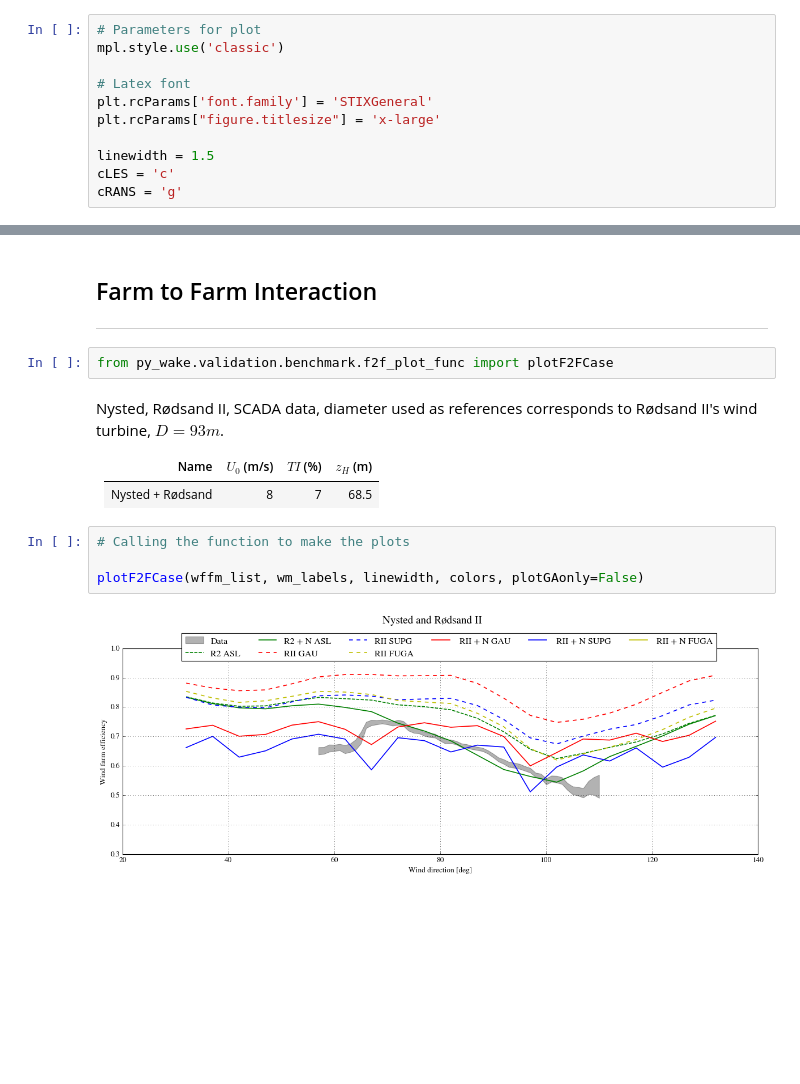
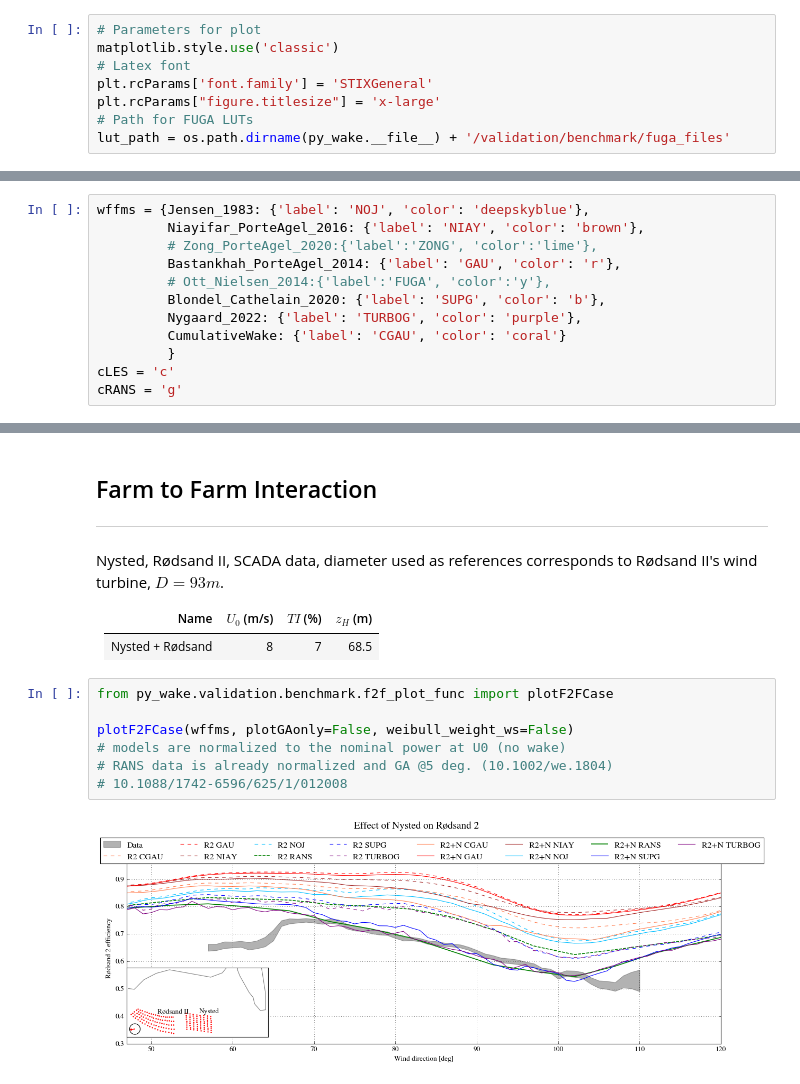
Before and after one commit to geoxiadis/smth, a Jupyter notebook: docs/notebooks/Benchmark_WindFarm_Models.ipynb, the cells around one changed output, grey strips where cells are left out. Cells and saved outputs as stored; diff of their text form; blank space fills up the shorter version.

```diff
--- a/docs/notebooks/Benchmark_WindFarm_Models.ipynb
+++ b/docs/notebooks/Benchmark_WindFarm_Models.ipynb
@@ -58,14 +42,11 @@ lut_path = os.path.dirname(py_wake.__file__) + '/validation/benchmark/fuga_files
 # %%
 # Parameters for plot
-mpl.style.use('classic')
-
+matplotlib.style.use('classic')
 # Latex font
 plt.rcParams['font.family'] = 'STIXGeneral'
 plt.rcParams["figure.titlesize"] = 'x-large'
-
-linewidth = 1.5
-cLES = 'c'
-cRANS = 'g'
+# Path for FUGA LUTs
+lut_path = os.path.dirname(py_wake.__file__) + '/validation/benchmark/fuga_files'
 # %% [markdown]
 **Setting up the list containing the user-defined wind farm models for the study**
 # %%
@@ -75,3 +63,15 @@ colors = ['r', 'b', 'y', 'm', 'orange', 'brown', 'purple', 'gold']   #add new co
+# %%
+wffms = {Jensen_1983: {'label': 'NOJ', 'color': 'deepskyblue'},
+         Niayifar_PorteAgel_2016: {'label': 'NIAY', 'color': 'brown'},
+         # Zong_PorteAgel_2020:{'label':'ZONG', 'color':'lime'},
+         Bastankhah_PorteAgel_2014: {'label': 'GAU', 'color': 'r'},
+         # Ott_Nielsen_2014:{'label':'FUGA', 'color':'y'},
+         Blondel_Cathelain_2020: {'label': 'SUPG', 'color': 'b'},
+         Nygaard_2022: {'label': 'TURBOG', 'color': 'purple'},
+         CumulativeWake: {'label': 'CGAU', 'color': 'coral'}
+         }
+cLES = 'c'
+cRANS = 'g'
 # %% [markdown]
 ## Single Wake Cases
 ---
@@ -250,8 +243,6 @@ WFeff DATA 0.6592924166666666
 # %% [markdown]
 ## Farm to Farm Interaction
 ---
-# %%
-from py_wake.validation.benchmark.f2f_plot_func import plotF2FCase
 # %% [markdown]
 Nysted, Rødsand II, SCADA data, diameter used as references corresponds to  Rødsand II's wind turbine, $D = 93 m $.
 
@@ -259,8 +250,11 @@ Nysted, Rødsand II, SCADA data, diameter used as references corresponds to  Rø
 | :--- | :--- | :--- | :--- |
 | Nysted + Rødsand | 8 | 7 | 68.5 |
 # %%
-# Calling the function to make the plots
+from py_wake.validation.benchmark.f2f_plot_func import plotF2FCase
 
-plotF2FCase(wffm_list, wm_labels, linewidth, colors, plotGAonly=False)
+plotF2FCase(wffms, plotGAonly=False, weibull_weight_ws=False)
+# models are normalized to the nominal power at U0 (no wake)
+# RANS data is already normalized and GA @5 deg. (10.1002/we.1804)
+# 10.1088/1742-6596/625/1/012008
 # %% [output]
-[figure, old version]
+[figure, new version]
```
Also changed, not shown: parts of 19 cells of this notebook, 6 other files.
